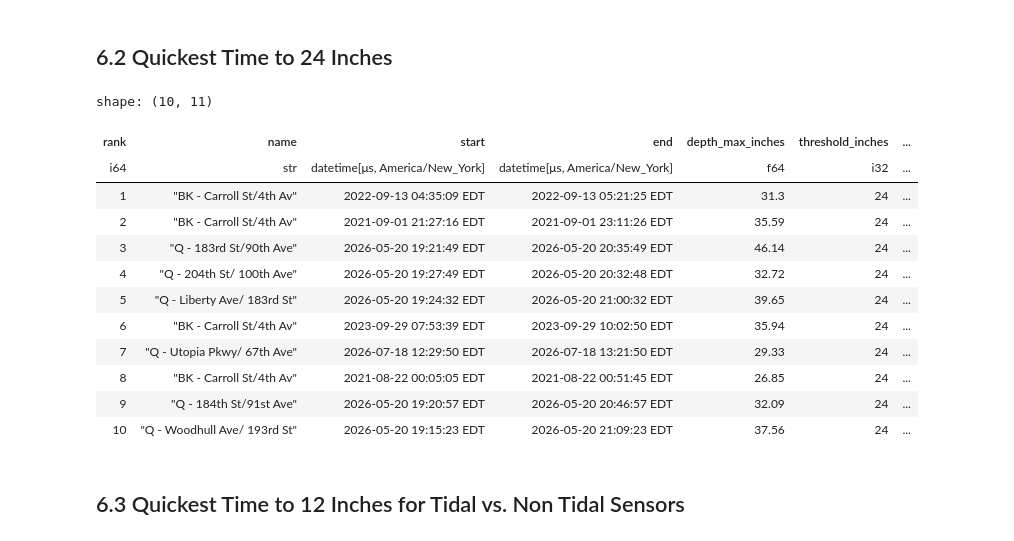
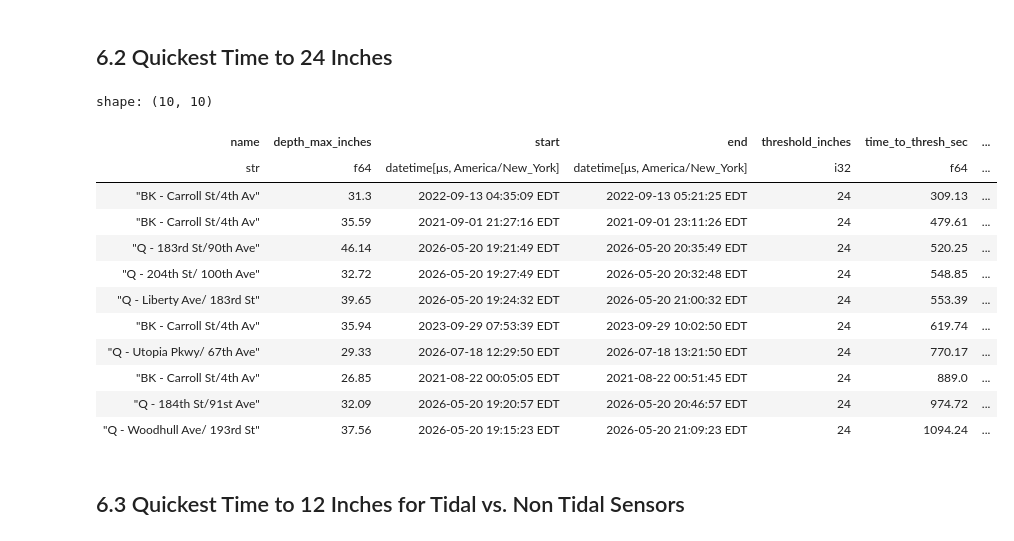
Before and after one commit to mebauer/floodnet-nyc-tutorial, a Jupyter notebook: 02-sensor-rankings.ipynb, the cells around one changed output. Saved outputs shown, nothing was run; the diff lists cells and outputs as text; code cells hidden in the pictures.

```diff
--- a/02-sensor-rankings.ipynb
+++ b/02-sensor-rankings.ipynb
@@ -189,24 +193,28 @@ shape: (5, 27)
 Converting dates to local New York City datetime format.
 # %%
 merged_df = (
-    merged_df
-    # convert UTC to local time
-    .with_columns(
+    merged_df.with_columns(
+
+        # assign timezone to UTC
+        pl.col("flood_start_time").dt.replace_time_zone("UTC"),
+        pl.col("flood_end_time").dt.replace_time_zone("UTC"),
+        pl.col("date_installed").dt.replace_time_zone("UTC"),
+        pl.col("date_removed").dt.replace_time_zone("UTC"),
+
+        # convert UTC to NYC local time
         pl.col("flood_start_time")
             .dt.convert_time_zone("America/New_York")
-            .alias("flood_start_time_est"),
-
+            .alias("flood_start_time_et"),
         pl.col("flood_end_time")
             .dt.convert_time_zone("America/New_York")
-            .alias("flood_end_time_est"),
+            .alias("flood_end_time_et")
     )
-    # drop UTC time
-    .drop([
-        "flood_start_time",
-        "flood_end_time",
-    ])
 )
 
-# preview local datetime
-merged_df.select(["flood_start_time_est", "flood_end_time_est"]).head()
+# preview datetime conversion
+dt_cols = [
+    "flood_start_time", "flood_end_time",
+    "flood_start_time_et", "flood_end_time_et"
+]
+merged_df.select(dt_cols).head()
 # %% [output]
@@ -1644,24 +1320,24 @@ shape: (10, 11)
 # %%
 threshold_inches = 24
 
-time_to_threshold(
+floodnet.time_to_threshold(
     df=merged_df,
     threshold_inches=threshold_inches,
 )
 # %% [output]
-shape: (10, 11)
+shape: (10, 10)
-| rank | name | start | end | depth_max_inches | threshold_inches | ... |
-| i64 | str | datetime[μs, America/New_York] | datetime[μs, America/New_York] | f64 | i32 | ... |
-| 1 | "BK - Carroll St/4th Av" | 2022-09-13 04:35:09 EDT | 2022-09-13 05:21:25 EDT | 31.3 | 24 | ... |
-| 2 | "BK - Carroll St/4th Av" | 2021-09-01 21:27:16 EDT | 2021-09-01 23:11:26 EDT | 35.59 | 24 | ... |
-| 3 | "Q - 183rd St/90th Ave" | 2026-05-20 19:21:49 EDT | 2026-05-20 20:35:49 EDT | 46.14 | 24 | ... |
-| 4 | "Q - 204th St/ 100th Ave" | 2026-05-20 19:27:49 EDT | 2026-05-20 20:32:48 EDT | 32.72 | 24 | ... |
-| 5 | "Q - Liberty Ave/ 183rd St" | 2026-05-20 19:24:32 EDT | 2026-05-20 21:00:32 EDT | 39.65 | 24 | ... |
-| 6 | "BK - Carroll St/4th Av" | 2023-09-29 07:53:39 EDT | 2023-09-29 10:02:50 EDT | 35.94 | 24 | ... |
-| 7 | "Q - Utopia Pkwy/ 67th Ave" | 2026-07-18 12:29:50 EDT | 2026-07-18 13:21:50 EDT | 29.33 | 24 | ... |
-| 8 | "BK - Carroll St/4th Av" | 2021-08-22 00:05:05 EDT | 2021-08-22 00:51:45 EDT | 26.85 | 24 | ... |
-| 9 | "Q - 184th St/91st Ave" | 2026-05-20 19:20:57 EDT | 2026-05-20 20:46:57 EDT | 32.09 | 24 | ... |
-| 10 | "Q - Woodhull Ave/ 193rd St" | 2026-05-20 19:15:23 EDT | 2026-05-20 21:09:23 EDT | 37.56 | 24 | ... |
+| name | depth_max_inches | start | end | threshold_inches | time_to_thresh_sec | ... |
+| str | f64 | datetime[μs, America/New_York] | datetime[μs, America/New_York] | i32 | f64 | ... |
+| "BK - Carroll St/4th Av" | 31.3 | 2022-09-13 04:35:09 EDT | 2022-09-13 05:21:25 EDT | 24 | 309.13 | ... |
+| "BK - Carroll St/4th Av" | 35.59 | 2021-09-01 21:27:16 EDT | 2021-09-01 23:11:26 EDT | 24 | 479.61 | ... |
+| "Q - 183rd St/90th Ave" | 46.14 | 2026-05-20 19:21:49 EDT | 2026-05-20 20:35:49 EDT | 24 | 520.25 | ... |
+| "Q - 204th St/ 100th Ave" | 32.72 | 2026-05-20 19:27:49 EDT | 2026-05-20 20:32:48 EDT | 24 | 548.85 | ... |
+| "Q - Liberty Ave/ 183rd St" | 39.65 | 2026-05-20 19:24:32 EDT | 2026-05-20 21:00:32 EDT | 24 | 553.39 | ... |
+| "BK - Carroll St/4th Av" | 35.94 | 2023-09-29 07:53:39 EDT | 2023-09-29 10:02:50 EDT | 24 | 619.74 | ... |
+| "Q - Utopia Pkwy/ 67th Ave" | 29.33 | 2026-07-18 12:29:50 EDT | 2026-07-18 13:21:50 EDT | 24 | 770.17 | ... |
+| "BK - Carroll St/4th Av" | 26.85 | 2021-08-22 00:05:05 EDT | 2021-08-22 00:51:45 EDT | 24 | 889.0 | ... |
+| "Q - 184th St/91st Ave" | 32.09 | 2026-05-20 19:20:57 EDT | 2026-05-20 20:46:57 EDT | 24 | 974.72 | ... |
+| "Q - Woodhull Ave/ 193rd St" | 37.56 | 2026-05-20 19:15:23 EDT | 2026-05-20 21:09:23 EDT | 24 | 1094.24 | ... |
 # %% [markdown]
 ## 6.3 Quickest Time to 12 Inches for Tidal vs. Non Tidal Sensors
 # %%
```
Also changed, not shown: parts of 38 cells of this notebook, 2 other files.
